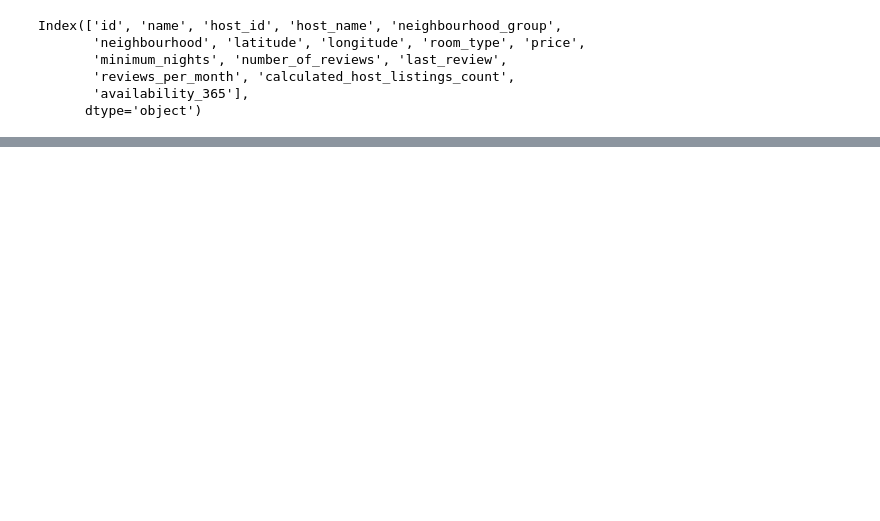
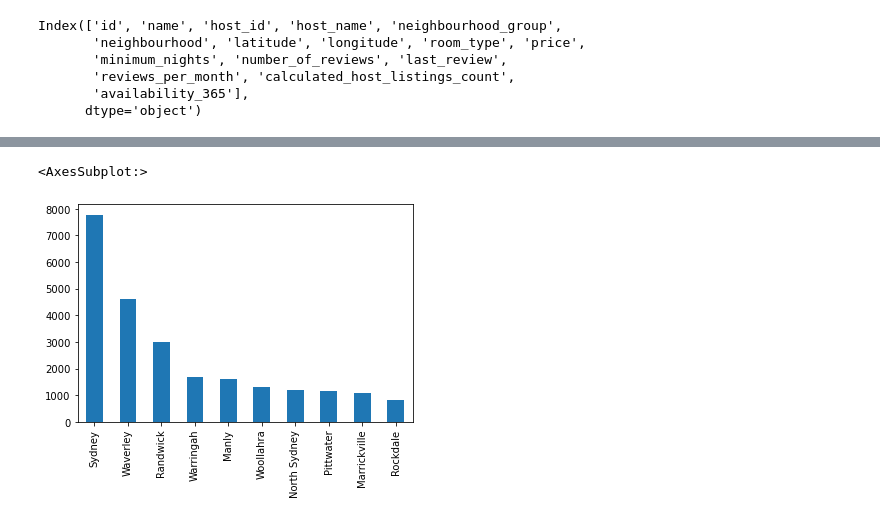
Before and after one commit to gl271/data_project1, a Jupyter notebook: airbnb_dataset.ipynb, the cells around one changed output, grey strips where cells are left out. Saved outputs shown, nothing was run; the diff lists cells and outputs as text; code cells hidden in the pictures; blank space fills up the shorter version.

```diff
--- a/airbnb_dataset.ipynb
+++ b/airbnb_dataset.ipynb
@@ -46,0 +145,3 @@ Index(['id', 'name', 'host_id', 'host_name', 'neighbourhood_group',
+# %%
+neighbourhoods = df['neighbourhood']
+neighbourhoods
@@ -46,0 +189,5 @@ Index(['id', 'name', 'host_id', 'host_name', 'neighbourhood_group',
+# %%
+#most_popular_neighbourhoods = ""
+n = 10
+most_popular_neighbourhoods = neighbourhoods.value_counts()[:n]
+most_popular_neighbourhoods
@@ -46,0 +206,5 @@ Index(['id', 'name', 'host_id', 'host_name', 'neighbourhood_group',
+# %%
+most_popular_neighbourhoods.plot(kind='bar')
+# %% [output]
+<AxesSubplot:>
+[figure, added]
```
Also changed, not shown: parts of 33 cells of this notebook, 1 other file.
